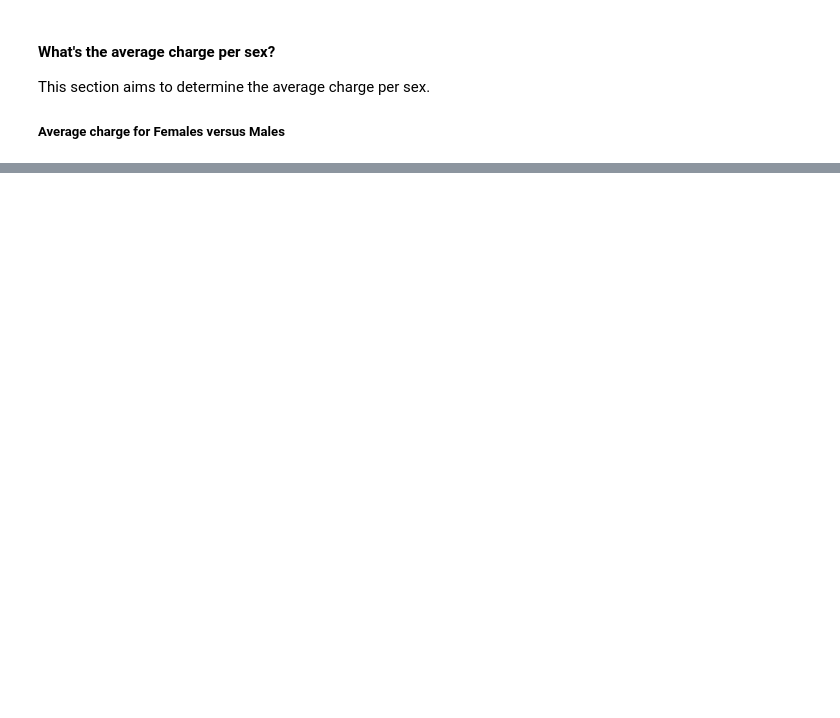
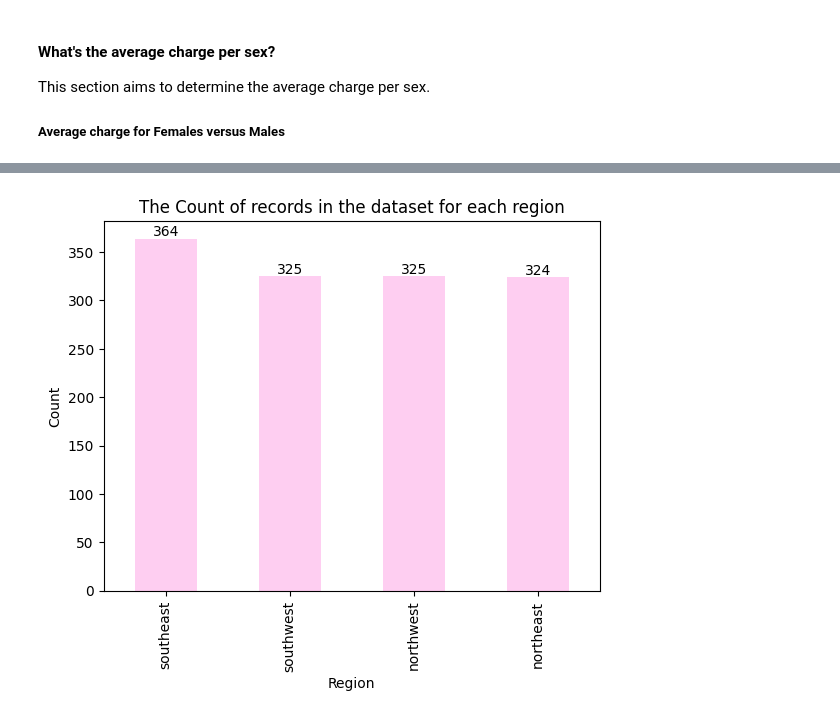
Before and after one commit to A-S620/data-analysis, a Jupyter notebook: _sources/Projects/USMedicalInsuranceCosts.ipynb, the cells around one changed output, grey strips where cells are left out. Cells and saved outputs as stored; diff of their text form; code cells hidden in the pictures; blank space fills up the shorter version.

```diff
--- a/_sources/Projects/USMedicalInsuranceCosts.ipynb
+++ b/_sources/Projects/USMedicalInsuranceCosts.ipynb
@@ -87,0 +100,7 @@ display(HTML(style + html.format('Female Charges', female_charges_display, 'Male
+# %%
+region_and_charges = df[['region', 'charges']]
+region_data = region_and_charges['region'].value_counts()
+region_plot = region_data.plot.bar(x='region', color=palette["Pink Lace"], title='The Count of records in the dataset for each region', xlabel='Region', ylabel='Count')
+labels = region_plot.bar_label(region_plot.containers[0])
+# %% [output]
+[figure, added]
```
Also changed, not shown: parts of 7 cells of this notebook, 11 other files.
